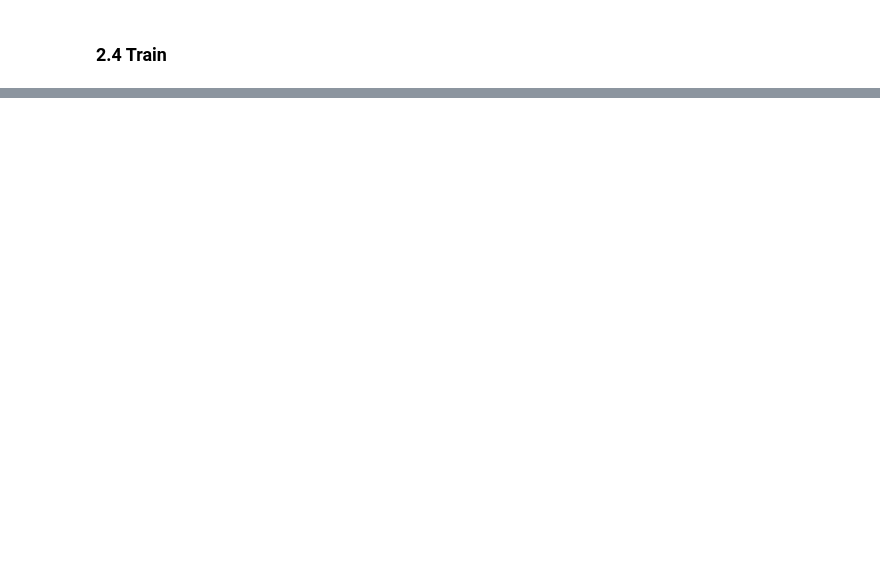
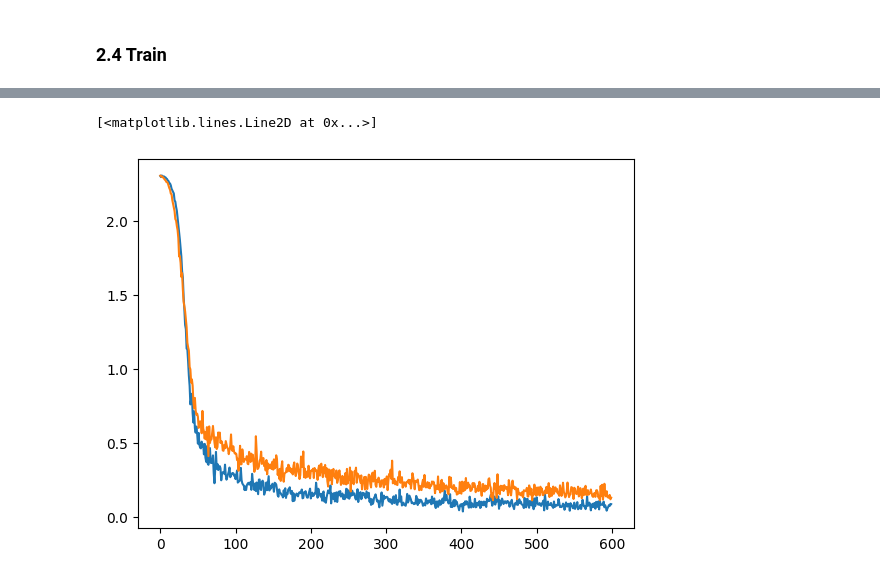
Before and after one commit to jdasam/mas1004, a Jupyter notebook: live_coding/7_cnn.ipynb, the cells around one changed output, grey strips where cells are left out. Drawn from its saved outputs; the diff is of its cells as text; code cells hidden in the pictures; blank space fills up the shorter version.

```diff
--- a/live_coding/7_cnn.ipynb
+++ b/live_coding/7_cnn.ipynb
@@ -225,5 +373,5 @@ def make_one_hot_vector(target, num_class=10):
 
 # predicted_probs = torch.tensor(predicted_probs)
 
-loss = get_negative_log_likelihood(pred, label_tensor)
+loss = get_negative_log_likelihood(out, labels)
 loss
@@ -240,7 +381,7 @@ pred[torch.arange(len(label_tensor)), label_tensor]
 ### 2.2 Define Training Loop
 # %%
 def train_one_step(model, optimizer, loss_function, input, target):
-  pred, logit = model(input) # forward pass. compute the prediction
+  pred = model(input) # forward pass. compute the prediction
   loss = loss_function(pred, target) # compute the loss
   loss.backward() # backpropagate theloss. compute the gradient
   optimizer.step() # update the parameters based on each gradient
@@ -263,11 +392,9 @@ batch_input, batch_label = get_batch(data_tensor, label_tensor, batch_size, star
 # %%
 DEV
 # %%
-
-
-model = Classifier()
-train_loader = torch.utils.data.DataLoader(train_set, batch_size=1000, shuffle=True)
-optimizer = torch.optim.Adam(model.parameters(), lr=0.01)
+model = CNNClassifier()
+train_loader = torch.utils.data.DataLoader(train_set, batch_size=500, shuffle=True)
+optimizer = torch.optim.Adam(model.parameters(), lr=0.001)
 loss_function = get_negative_log_likelihood
 
 losses = []
@@ -286,0 +417,24 @@ plt.plot(losses)
+# %%
+mlp_model = MLPClassifier()
+train_loader = torch.utils.data.DataLoader(train_set, batch_size=500, shuffle=True)
+mlp_optimizer = torch.optim.Adam(mlp_model.parameters(), lr=0.001)
+loss_function = get_negative_log_likelihood
+
+mlp_losses = []
+num_epochs = 5
+
+mlp_model.to(DEV) # move model to cuda. Move model's parameter on GPU's VRAM
+
+for epoch in tqdm(range(num_epochs)):
+  for batch in tqdm(train_loader, leave=False):
+    input_batch, target_batch = batch
+    input_batch = input_batch.to(DEV)  # Movetensor to GPU's VRAM
+    target_batch = target_batch.to(DEV)
+    loss = train_one_step(mlp_model, mlp_optimizer, loss_function, input_batch, target_batch)
+    mlp_losses.append(loss)
+# %%
+plt.plot(losses)
+plt.plot(mlp_losses)
+# %% [output]
+[<matplotlib.lines.Line2D at 0x...>]
+[figure, added]
```
Also changed, not shown: parts of 23 cells of this notebook.
